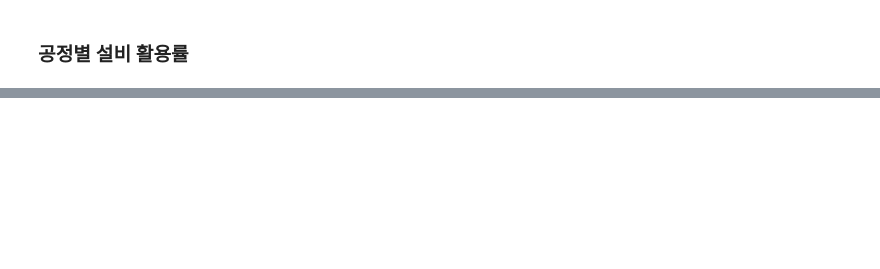
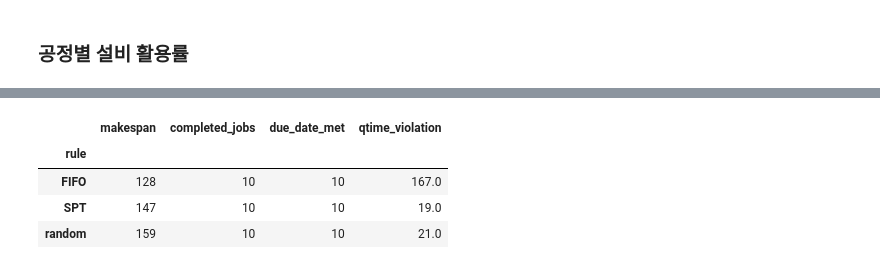
Before and after one commit to cryscham123/simulation_teamwork, a Jupyter notebook: result.ipynb, the cells around one changed output, grey strips where cells are left out. Saved outputs shown, nothing was run; the diff lists cells and outputs as text; code cells hidden in the pictures; blank space fills up the shorter version.

```diff
--- a/result.ipynb
+++ b/result.ipynb
@@ -165,0 +260,54 @@ plt.show()
+# %%
+import importlib
+import simulation, utils
+
+def run_simulation(rule: str, seed: int = 42) -> dict:
+    random.seed(seed)
+
+    # 모듈 재로드 (셀 재실행 시 상태 초기화)
+    importlib.reload(simulation)
+    importlib.reload(utils)
+    from simulation import Scheduler
+    from utils import EventLogger
+
+    os.environ['MACHINE_CHOICE'] = rule
+
+    _env = simpy.Environment()
+    _logger = EventLogger(_env)
+    _scheduler = Scheduler(
+        env=_env,
+        data=data,
+        event_logger=_logger,
+        pm_hazard_threshold=float(PM_HAZARD_THRESHOLD),
+        qtime_urgency_factor=float(QTIME_URGENCY_FACTOR),
+    )
+    _env.run(until=_scheduler.job_chk_process)
+
+    completed, due_ok, qtime_total = 0, 0, 0.0
+    for job in _scheduler._Scheduler__jobs:
+        completed += int(job.completed_time > 0.0)
+        due_ok    += int(job.is_in_due_date())
+        qtime_total += job.total_qtime_over
+
+    return {
+        'rule':              rule,
+        'makespan':          round(_env.now, 3),
+        'completed_jobs':    completed,
+        'due_date_met':      due_ok,
+        'qtime_violation':   round(qtime_total, 3),
+    }
+
+RULES = ['FIFO', 'SPT', 'random']
+results = [run_simulation(r) for r in RULES]
+
+df_compare = pd.DataFrame(results).set_index('rule')
+display(df_compare)
+
+# 복원
+os.environ['MACHINE_CHOICE'] = MACHINE_CHOICE
+# %% [output]
+|  | makespan | completed_jobs | due_date_met | qtime_violation |
+| rule |  |  |  |  |
+| FIFO | 128 | 10 | 10 | 167.0 |
+| SPT | 147 | 10 | 10 | 19.0 |
+| random | 159 | 10 | 10 | 21.0 |
```
Also changed, not shown: parts of 10 cells of this notebook.
